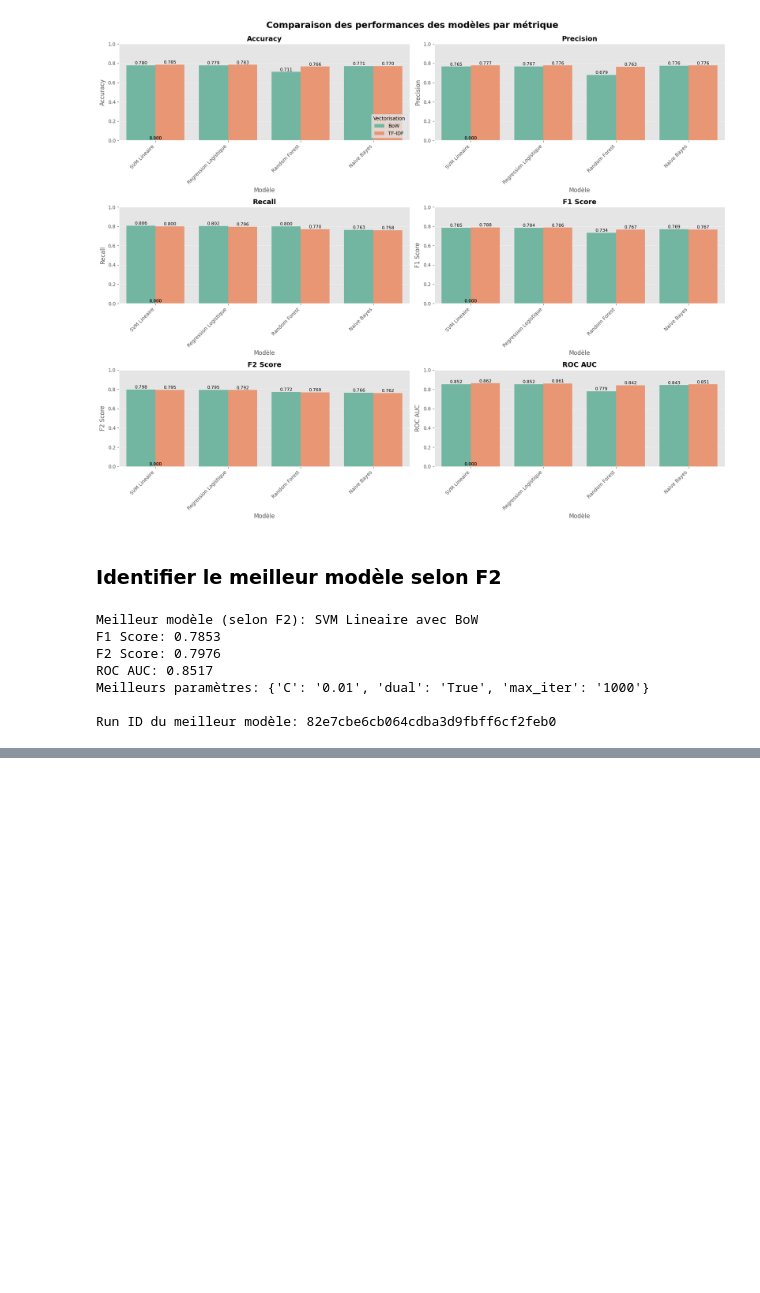
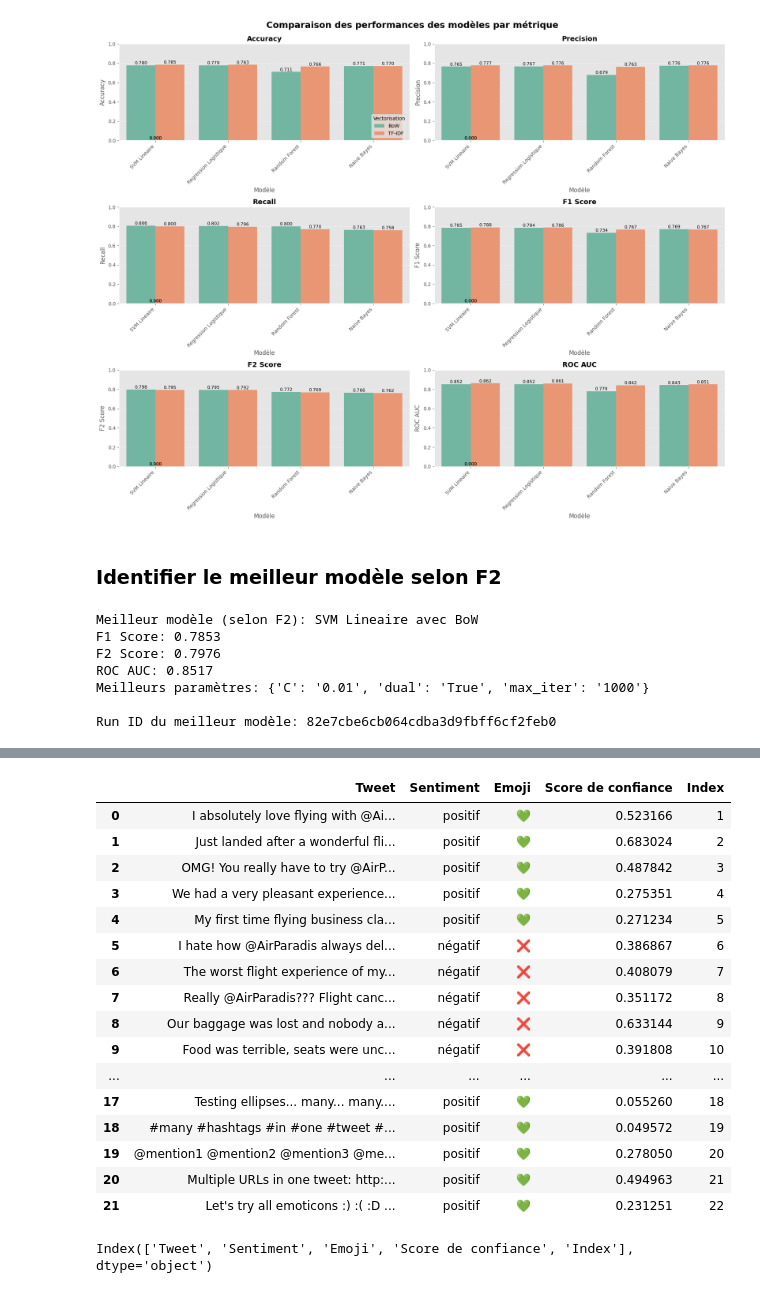
Before and after one commit to DavidScanu/oc-ai-engineer-p07-analyse-sentiments-deep-learning, a Jupyter notebook: scanu-david-03-notebook-modele-simple-20250306.ipynb, the cells around one changed output, grey strips where cells are left out. Saved outputs shown, nothing was run; the diff lists cells and outputs as text; code cells hidden in the pictures; blank space fills up the shorter version.

Commit message:
🏆Simple model fully done!

```diff
--- a/scanu-david-03-notebook-modele-simple-20250306.ipynb
+++ b/scanu-david-03-notebook-modele-simple-20250306.ipynb
@@ -550,8 +512,10 @@ scorers = {
 }
 # %% [markdown]
 ## Entrainement des modèles
+# %%
+train_models = False
 # %%
-if False:
+if train_models:
 
     # Tester chaque modèle avec les deux types de vectorisation
     total_iterations = len(base_models) * len(vectorizers)
@@ -1301,7 +1125,4 @@ def load_and_save_best_model(run_id, folder_path="content/simple-model/best"):
 # %%
 # Charger et sauvegarder le meilleur modèle et son vectoriseur
-best_model, vectorizer = load_and_save_best_model(
-    run_id="82e7cbe6cb064cdba3d9fbff6cf2feb0",
-    folder_path="/content/simple-model/best/"
-)
+best_model, vectorizer = load_and_save_best_model(run_id="82e7cbe6cb064cdba3d9fbff6cf2feb0")
 # %% [output]
@@ -1487,0 +1188,33 @@ les approches plus avancées.
+# %%
+# Liste améliorée de tweets pour tester le modèle
+test_tweets_improved = [
+    # Tweets positifs avec différentes caractéristiques
+    "I absolutely love flying with @AirParadis! Their service is amazing and their staff is so helpful :) #bestairline #travel",
+    "Just landed after a wonderful flight... The crew was totally awesome and the food was perfect!!! Can't wait to fly with them again :D",
+    "OMG! You really have to try @AirParadis. Best. Flight. Ever. Their new seats are extremely comfortable. http://airparadis.com/newseats #travel #comfort",
+    "We had a very pleasant experience with our flight today. The staff completely exceeded our expectations ;) #happy #AirParadis",
+    "My first time flying business class and I'm absolutely amazed!!! The service is 100% worth it... @AirParadis never disappoints :)",
+
+    # Tweets négatifs avec différentes caractéristiques
+    "I hate how @AirParadis always delays their flights... This is the third time this month!!! :( #disappointed #travel",
+    "The worst flight experience of my life? Definitely today with @AirParadis. Their customer service won't even respond to my complaints... #terrible",
+    "Really @AirParadis??? Flight cancelled and no compensation??? That's how you treat your customers? SMH :(",
+    "Our baggage was lost and nobody at @AirParadis seems to care! Don't they understand that we can't enjoy our vacation without our stuff??? http://badservice.com/complaint :-(",
+    "Food was terrible, seats were uncomfortable, and the staff was not helpful at all... Never flying with @AirParadis again! #worstairline",
+
+    # Tweets mixtes et nuancés
+    "The flight was good but the food wasn't really what I expected... @AirParadis can do better! #mixedfeelings",
+    "IDK what to think about my @AirParadis experience? The crew was nice but the flight was delayed for 2 hours... #confused",
+    "My husband loved the flight but I didn't... Too bad they can't make everyone happy :-) #AirParadis",
+    "TBH, @AirParadis has improved their service since last year! Not perfect yet, but they're trying... #progress",
+    "We were so excited for our trip but then our flight got delayed... at least the staff was very apologetic and gave us free drinks! @AirParadis",
+
+    # Tweets spécifiquement pour tester les caractéristiques spéciales
+    "This is a tweet with many!!! exclamation!!! marks!!! to test how they affect sentiment analysis :)",
+    "How does the model handle multiple??? question??? marks??? in a single tweet? @AirParadis",
+    "Testing ellipses... many... many... ellipses... in... one... tweet... @AirParadis #test",
+    "#many #hashtags #in #one #tweet #to #see #how #they #affect #the #analysis #AirParadis",
+    "@mention1 @mention2 @mention3 @mention4 @mention5 multiple mentions in one tweet",
+    "Multiple URLs in one tweet: http://example1.com http://example2.com http://example3.com @AirParadis",
+    "Let's try all emoticons :) :( :D ;) :-) :-( :-D ;-) in a single tweet to see the impact"
+]
@@ -1488,3 +1278,27 @@ les approches plus avancées.
+# %%
+df_results
+# %% [output]
+|  | Tweet | Sentiment | Emoji | Score de confiance | Index |
+| 0 | I absolutely love flying with @Ai... | positif | 💚 | 0.523166 | 1 |
+| 1 | Just landed after a wonderful fli... | positif | 💚 | 0.683024 | 2 |
+| 2 | OMG! You really have to try @AirP... | positif | 💚 | 0.487842 | 3 |
+| 3 | We had a very pleasant experience... | positif | 💚 | 0.275351 | 4 |
+| 4 | My first time flying business cla... | positif | 💚 | 0.271234 | 5 |
+| 5 | I hate how @AirParadis always del... | négatif | ❌ | 0.386867 | 6 |
+| 6 | The worst flight experience of my... | négatif | ❌ | 0.408079 | 7 |
+| 7 | Really @AirParadis??? Flight canc... | négatif | ❌ | 0.351172 | 8 |
+| 8 | Our baggage was lost and nobody a... | négatif | ❌ | 0.633144 | 9 |
+| 9 | Food was terrible, seats were unc... | négatif | ❌ | 0.391808 | 10 |
+| ... | ... | ... | ... | ... | ... |
+| 17 | Testing ellipses... many... many.... | positif | 💚 | 0.055260 | 18 |
+| 18 | #many #hashtags #in #one #tweet #... | positif | 💚 | 0.049572 | 19 |
+| 19 | @mention1 @mention2 @mention3 @me... | positif | 💚 | 0.278050 | 20 |
+| 20 | Multiple URLs in one tweet: http:... | positif | 💚 | 0.494963 | 21 |
+| 21 | Let's try all emoticons :) :( :D ... | positif | 💚 | 0.231251 | 22 |
+# %%
+df_results.columns
+# %% [output]
+Index(['Tweet', 'Sentiment', 'Emoji', 'Score de confiance', 'Index'], dtype='object')
 # %% [markdown]
 ## Conclusion de l'approche "Modèle Simple"
 
```
Also changed, not shown: parts of 22 cells of this notebook, 1 other file.
